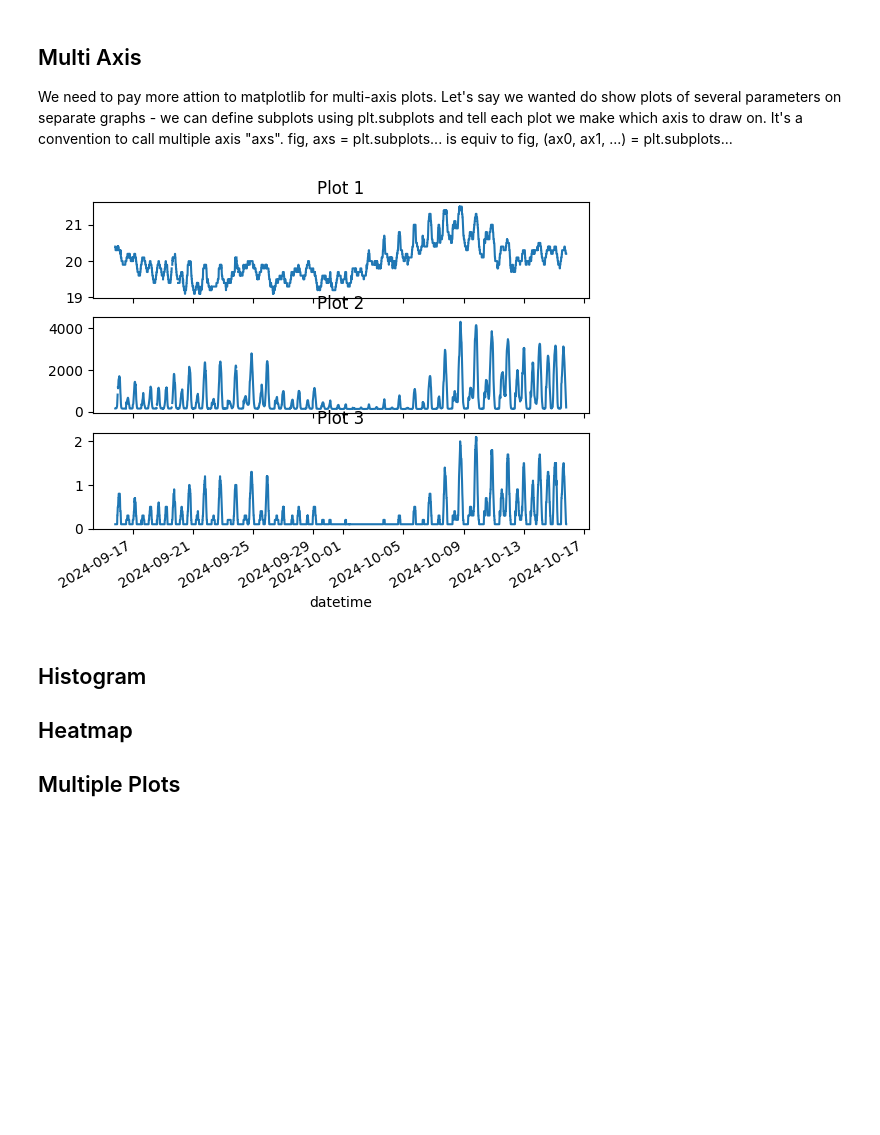
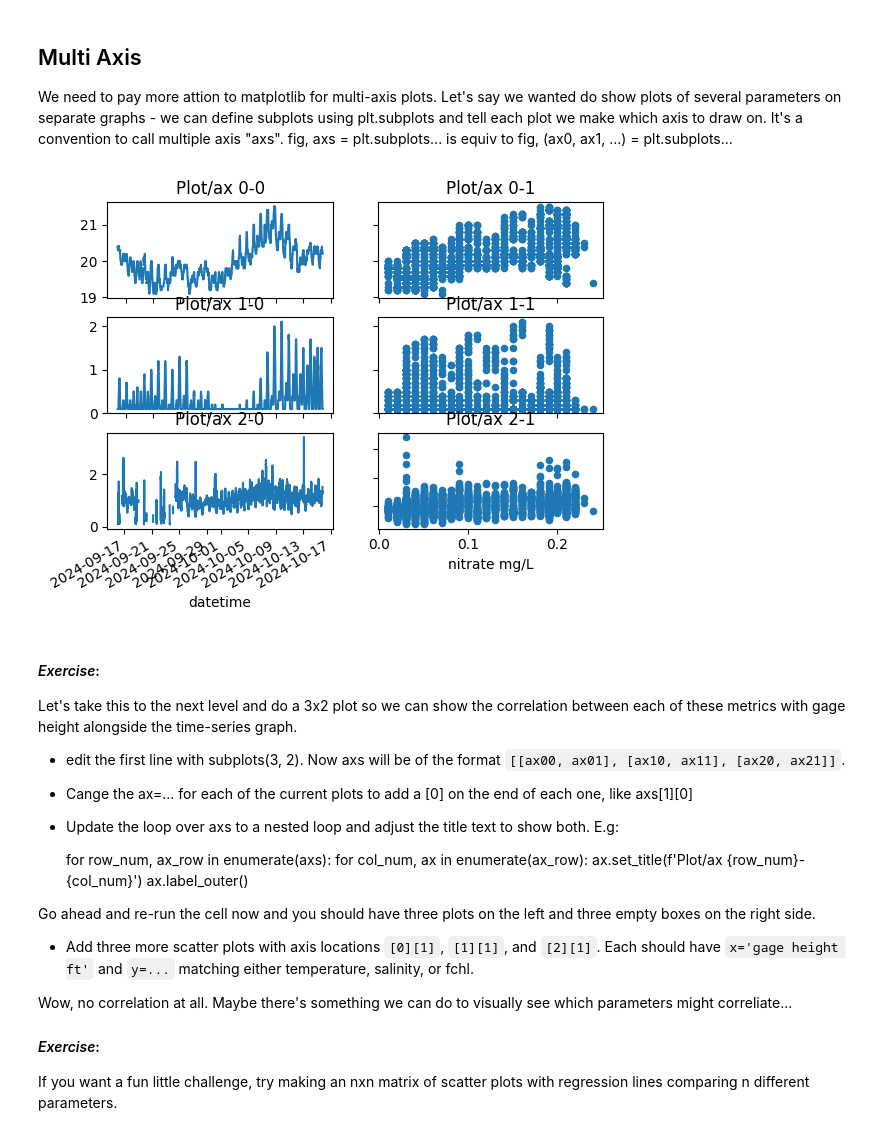
Before and after one commit to a8ksh4/python_workshop, a Jupyter notebook: D3-Pandas_Graphing.ipynb, the cells around one changed output. Cells and saved outputs as stored; diff of their text form; code cells hidden in the pictures; blank space fills up the shorter version.

Commit message:
graphs

```diff
--- a/D3-Pandas_Graphing.ipynb
+++ b/D3-Pandas_Graphing.ipynb
@@ -48,7 +48,8 @@ cols = {'datetime': 'datetime',
         '291463_00400': 'pH',
         '304254_32295': 'dom ug/L',
         '305297_90860': 'salinity ppt',
-        '291460_32316': 'fchl mg/L'  # chlorophyll
+        '291460_32316': 'fchl mg/L',  # chlorophyll
+        '313341_99133': 'nitrate mg/L'
         }
 tol = tol_all[cols.keys()].rename(columns=cols)
 tol['datetime'] = pd.to_datetime(tol['datetime'])
@@ -209,22 +210,47 @@ tol['temperature C'].plot.hist(bins=20)
 ## Multi Axis
 
 We need to pay more attion to matplotlib for multi-axis plots.  Let's say we wanted do show plots of several parameters on separate graphs - we can define subplots using plt.subplots and tell each plot we make which axis to draw on.  It's a convention to call multiple axis "axs".  fig, axs = plt.subplots... is equiv to fig, (ax0, ax1, ...) = plt.subplots...
-# %%
-fig, axs = plt.subplots(3)
-tol['temperature C'].plot(ax=axs[0])
-tol['specific conductance uS/cm'].plot(ax=axs[1])
-tol['salinity ppt'].plot(ax=axs[2])
-
-for n, ax in enumerate(axs):
-    ax.set_title(f'Plot {n+1}')
-    ax.label_outer()
-# %% [output]
-[figure, removed]
-# %% [markdown]
-
-
-## Histogram
-
-## Heatmap
-
-## Multiple Plots
+# %%
+# fig, axs = plt.subplots(3)
+# tol['temperature C'].plot(ax=axs[0])
+# tol['salinity ppt'].plot(ax=axs[1])
+# tol['fchl mg/L'].plot(ax=axs[2])
+
+# for n, ax in enumerate(axs):
+#     ax.set_title(f'Plot/ax {n}')
+#     ax.label_outer()
+
+fig, axs = plt.subplots(3, 2)
+tol['temperature C'].plot(ax=axs[0][0])
+tol['salinity ppt'].plot(ax=axs[1][0])
+tol['fchl mg/L'].plot(ax=axs[2][0])
+compare_col = 'nitrate mg/L'
+tol.plot.scatter(x=compare_col, y='temperature C', ax=axs[0][1])
+tol.plot.scatter(x=compare_col, y='salinity ppt', ax=axs[1][1])
+tol.plot.scatter(x=compare_col, y='fchl mg/L', ax=axs[2][1])
+
+for row_num, ax_row in enumerate(axs):
+    for col_num, ax in enumerate(ax_row):
+        ax.set_title(f'Plot/ax {row_num}-{col_num}')
+        ax.label_outer()
+# %% [output]
+[figure, added]
+# %% [markdown]
+#### *Exercise*:
+Let's take this to the next level and do a 3x2 plot so we can show the correlation between each of these metrics with gage height alongside the time-series graph.
+* edit the first line with subplots(3, 2).  Now axs will be of the format `[[ax00, ax01], [ax10, ax11], [ax20, ax21]]`.
+* Cange the ax=... for each of the current plots to add a [0] on the end of each one, like axs[1][0]
+* Update the loop over axs to a nested loop and adjust the title text to show both.  E.g:
+
+    for row_num, ax_row in enumerate(axs):
+        for col_num, ax in enumerate(ax_row):
+            ax.set_title(f'Plot/ax {row_num}-{col_num}')
+            ax.label_outer()
+
+Go ahead and re-run the cell now and you should have three plots on the left and three empty boxes on the right side.
+* Add three more scatter plots with axis locations `[0][1]`, `[1][1]`, and `[2][1]`. Each should have `x='gage height ft'` and `y=...` matching either temperature, salinity, or fchl.
+
+Wow, no correlation at all.  Maybe there's something we can do to visually see which parameters might correliate...
+
+#### *Exercise*:
+If you want a fun little challenge, try making an nxn matrix of scatter plots with regression lines comparing n different parameters.
```
Also changed, not shown: parts of 3 cells of this notebook.
